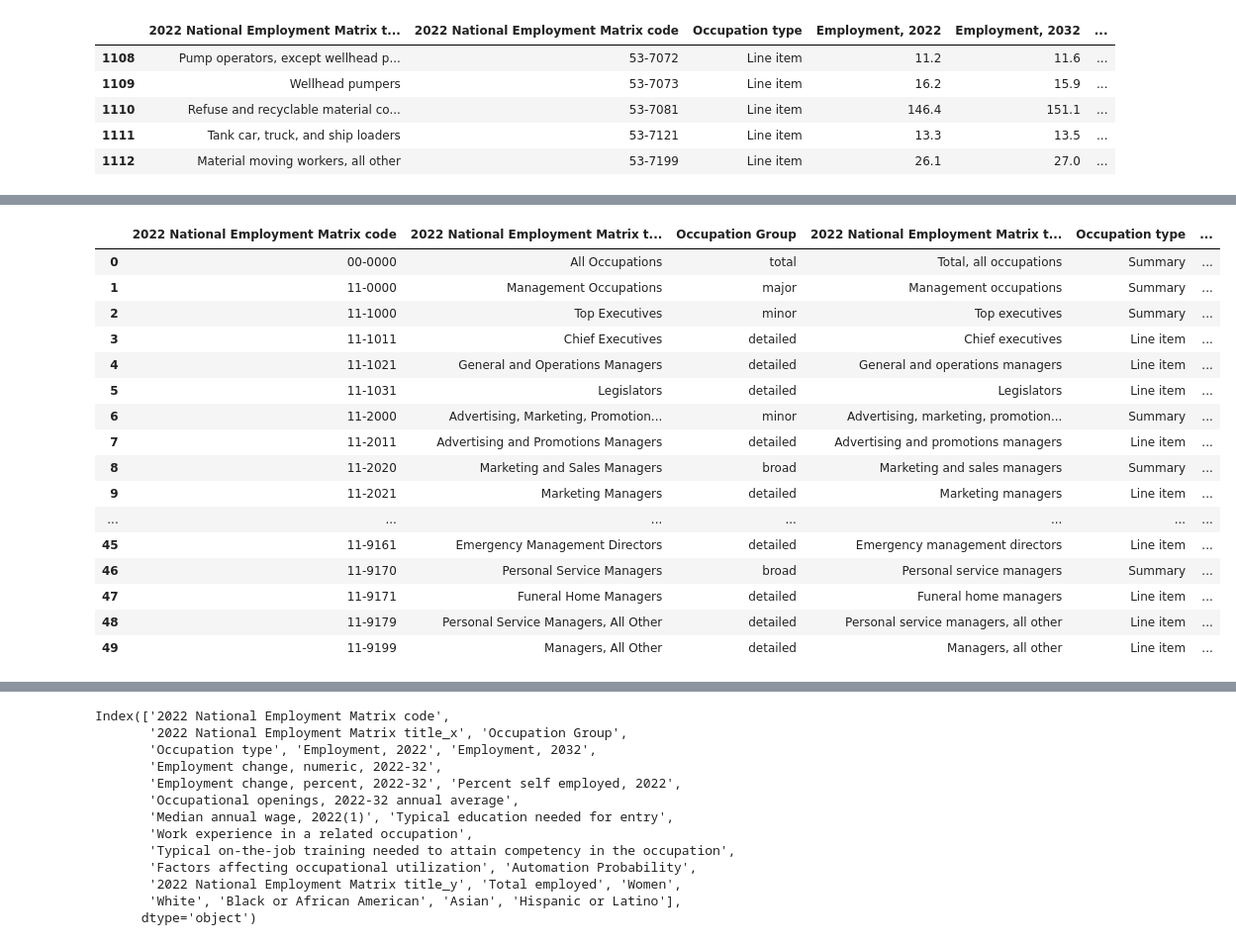
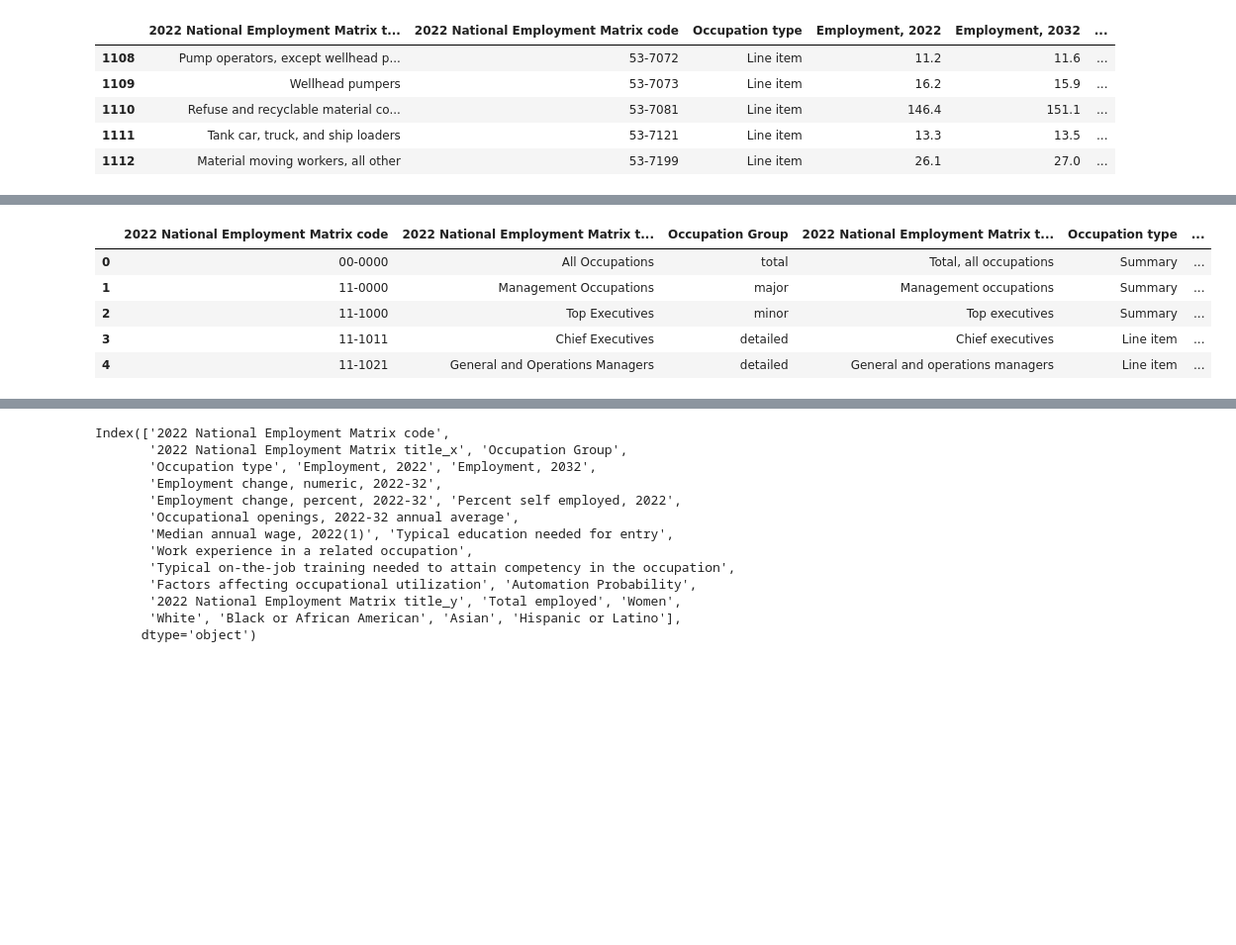
Before and after one commit to vinaya-kusuma/Project1, a Jupyter notebook: Occupation_Analysis.ipynb, the cells around one changed output, grey strips where cells are left out. Shown: that part at 99% size. Cells and saved outputs as stored; diff of their text form; code cells hidden in the pictures; blank space fills up the shorter version.

```diff
--- a/Occupation_Analysis.ipynb
+++ b/Occupation_Analysis.ipynb
@@ -175,4 +163,8 @@ factors_utilization.rename(columns={'2022 National Employment Matrix occupation
 factors_utilization = factors_utilization.drop_duplicates(subset='2022 National Employment Matrix code', keep='first')
 # %%
-factors_utilization = pd.merge(employment_data_df,factors_utilization,on ='2022 National Employment Matrix code',how="left")
+# Merge the dataframes
+employment_details = pd.merge(employment_data_df,factors_utilization,on ='2022 National Employment Matrix code',how="left")
+# %%
+# Remove the duplicate records
+employment_details = employment_details.drop_duplicates(subset="2022 National Employment Matrix code",keep='last')
 # %%
@@ -195,26 +188,15 @@ Factors affecting occupational utilization                                    42
 dtype: int64
 # %%
 # merge the occupation_group_data and employment_data_df dataframes
-employment_wage_education = pd.merge(occupation_group_data,employment_details ,on= ["2022 National Employment Matrix code","2022 National Employment Matrix code"])
-employment_wage_education.head(50)
+employment_wage_education = pd.merge(occupation_group_data,employment_details,on= ["2022 National Employment Matrix code","2022 National Employment Matrix code"])
+employment_wage_education.head()
 # %% [output]
 |  | 2022 National Employment Matrix code | 2022 National Employment Matrix t... | Occupation Group | 2022 National Employment Matrix t... | Occupation type | ... |
 | 0 | 00-0000 | All Occupations | total | Total, all occupations | Summary | ... |
 | 1 | 11-0000 | Management Occupations | major | Management occupations | Summary | ... |
 | 2 | 11-1000 | Top Executives | minor | Top executives | Summary | ... |
 | 3 | 11-1011 | Chief Executives | detailed | Chief executives | Line item | ... |
 | 4 | 11-1021 | General and Operations Managers | detailed | General and operations managers | Line item | ... |
-| 5 | 11-1031 | Legislators | detailed | Legislators | Line item | ... |
-| 6 | 11-2000 | Advertising, Marketing, Promotion... | minor | Advertising, marketing, promotion... | Summary | ... |
-| 7 | 11-2011 | Advertising and Promotions Managers | detailed | Advertising and promotions managers | Line item | ... |
-| 8 | 11-2020 | Marketing and Sales Managers | broad | Marketing and sales managers | Summary | ... |
-| 9 | 11-2021 | Marketing Managers | detailed | Marketing managers | Line item | ... |
-| ... | ... | ... | ... | ... | ... | ... |
-| 45 | 11-9161 | Emergency Management Directors | detailed | Emergency management directors | Line item | ... |
-| 46 | 11-9170 | Personal Service Managers | broad | Personal service managers | Summary | ... |
-| 47 | 11-9171 | Funeral Home Managers | detailed | Funeral home managers | Line item | ... |
-| 48 | 11-9179 | Personal Service Managers, All Other | detailed | Personal service managers, all other | Line item | ... |
-| 49 | 11-9199 | Managers, All Other | detailed | Managers, all other | Line item | ... |
 # %%
 employment_wage_education.count()
 # %% [output]
```
Also changed, not shown: parts of 52 cells of this notebook, 3 other files.
